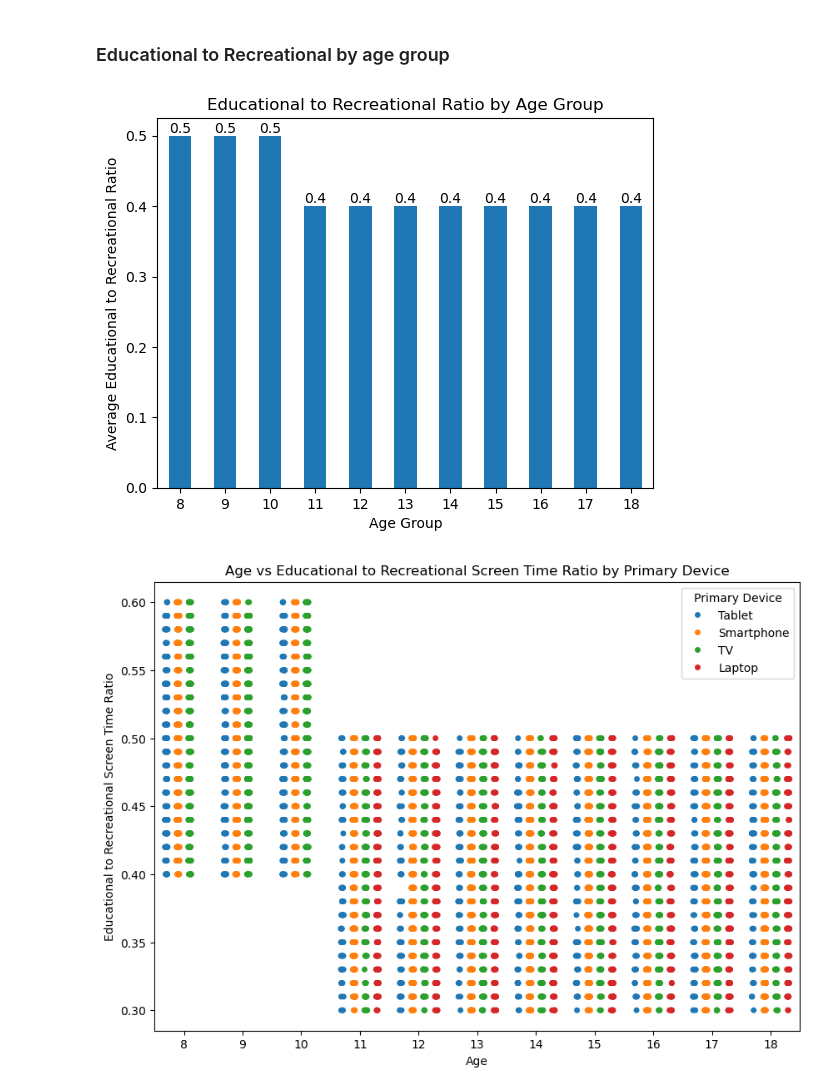
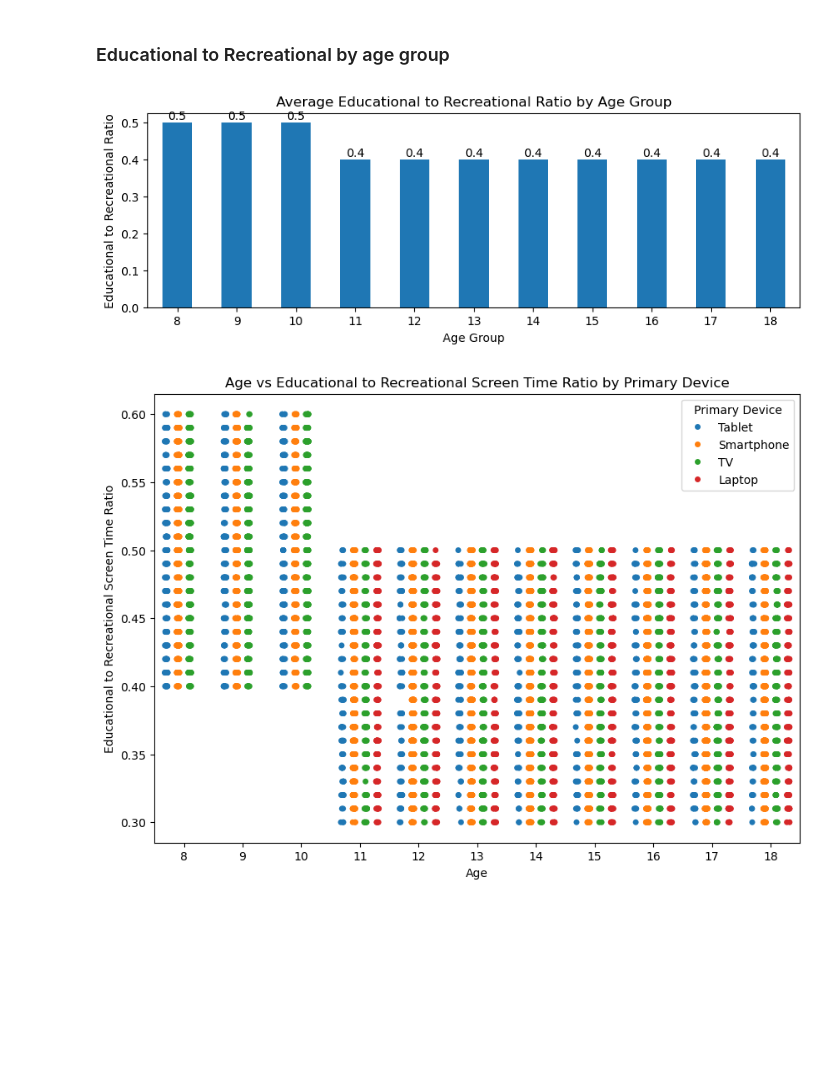
Before and after one commit to suranjanrana/indian-kids-screen-time-analysis, a Jupyter notebook: screen_time_analysis.ipynb, the cells around one changed output. Cells and saved outputs as stored; diff of their text form; code cells hidden in the pictures; blank space fills up the shorter version.

```diff
--- a/screen_time_analysis.ipynb
+++ b/screen_time_analysis.ipynb
@@ -287,15 +286,15 @@ plt.show()
 # %% [markdown]
 ### Educational to Recreational by age group
 # %%
-df.groupby("age")["educational_to_recreational_ratio"].mean().round(1).plot(kind="bar")
+df.groupby("age")["educational_to_recreational_ratio"].mean().round(1).plot(kind="bar", figsize=(10, 3))
 plt.xlabel("Age Group")
-plt.ylabel("Average Educational to Recreational Ratio")
-plt.title("Educational to Recreational Ratio by Age Group")
+plt.ylabel("Educational to Recreational Ratio")
+plt.title("Average Educational to Recreational Ratio by Age Group")
 plt.xticks(rotation=0)
 plt.bar_label(plt.gca().containers[0])
 plt.show()
 # %% [output]
-[figure, old version]
+[figure, new version]
 # %%
 plt.figure(figsize=(10, 7))
 sns.stripplot(data=df, x="age", y="educational_to_recreational_ratio", hue="primary_device", dodge=True)
```
Also changed, not shown: parts of 6 cells of this notebook.
